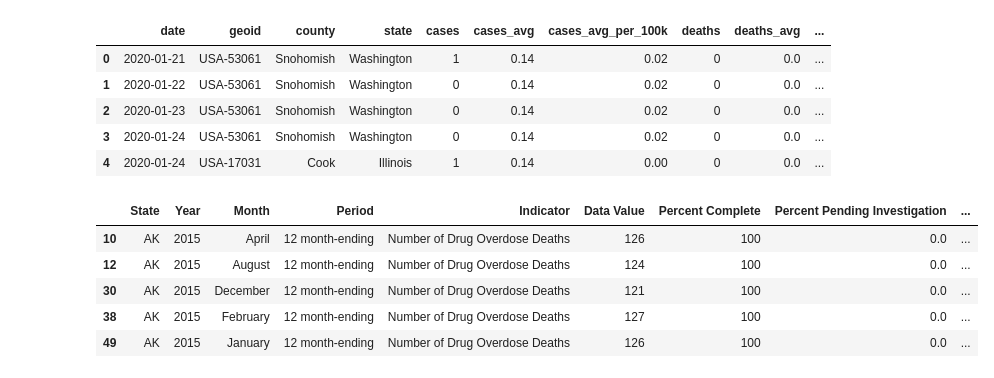
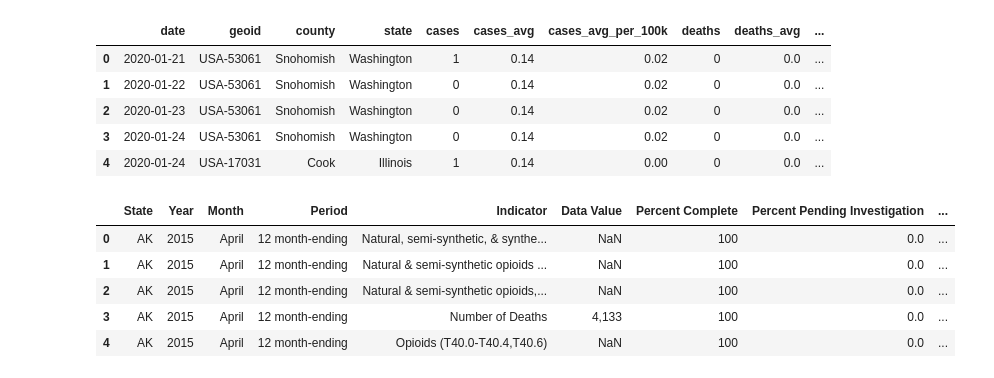
Before and after one commit to AM-Mahon/data-mining-semester-project, a Jupyter notebook: Data Cleaning Template.ipynb, the cells around one changed output. Saved outputs shown, nothing was run; the diff lists cells and outputs as text; code cells hidden in the pictures.

```diff
--- a/Data Cleaning Template.ipynb
+++ b/Data Cleaning Template.ipynb
@@ -202,21 +216,25 @@ dfCountyC19Death.head()
 # %%
 # death data for type of drug
 # VSRR_Provisional_Drug_Overdose_Death_Counts.csv
 file_path4 = '../data-mining-semester-project/data/VSRR_Provisional_Drug_Overdose_Death_Counts-3.csv'
 
 # drop anything not in a southern state to start, retain data from 2015 to end of 2020
 
 # Load the data into a DataFrame
 dfTypeDrug = pd.read_csv(file_path3)
-dfTypeDrug=dfTypeDrug.dropna(subset =["Predicted Value"]).copy()
+# dfTypeDrug=dfTypeDrug.dropna(subset =["Predicted Value"],).copy()
 dfTypeDrug = dfTypeDrug.drop(["State Name"],1)
 dfTypeDrug = dfTypeDrug.drop(["Footnote"],1)
 dfTypeDrug = dfTypeDrug.drop(["Footnote Symbol"],1)
+# dfState = dfTypeDrug["State"]
+# # dfState = np.array(dfState)
+# print(dfState)
 dfTypeDrug.head()
+# dfTypeDrug.head()
 # %% [output]
 |  | State | Year | Month | Period | Indicator | Data Value | Percent Complete | Percent Pending Investigation | ... |
-| 10 | AK | 2015 | April | 12 month-ending | Number of Drug Overdose Deaths | 126 | 100 | 0.0 | ... |
-| 12 | AK | 2015 | August | 12 month-ending | Number of Drug Overdose Deaths | 124 | 100 | 0.0 | ... |
-| 30 | AK | 2015 | December | 12 month-ending | Number of Drug Overdose Deaths | 121 | 100 | 0.0 | ... |
-| 38 | AK | 2015 | February | 12 month-ending | Number of Drug Overdose Deaths | 127 | 100 | 0.0 | ... |
-| 49 | AK | 2015 | January | 12 month-ending | Number of Drug Overdose Deaths | 126 | 100 | 0.0 | ... |
+| 0 | AK | 2015 | April | 12 month-ending | Natural, semi-synthetic, & synthe... | NaN | 100 | 0.0 | ... |
+| 1 | AK | 2015 | April | 12 month-ending | Natural & semi-synthetic opioids ... | NaN | 100 | 0.0 | ... |
+| 2 | AK | 2015 | April | 12 month-ending | Natural & semi-synthetic opioids,... | NaN | 100 | 0.0 | ... |
+| 3 | AK | 2015 | April | 12 month-ending | Number of Deaths | 4,133 | 100 | 0.0 | ... |
+| 4 | AK | 2015 | April | 12 month-ending | Opioids (T40.0-T40.4,T40.6) | NaN | 100 | 0.0 | ... |
```
Also changed, not shown: parts of 2 cells of this notebook.
